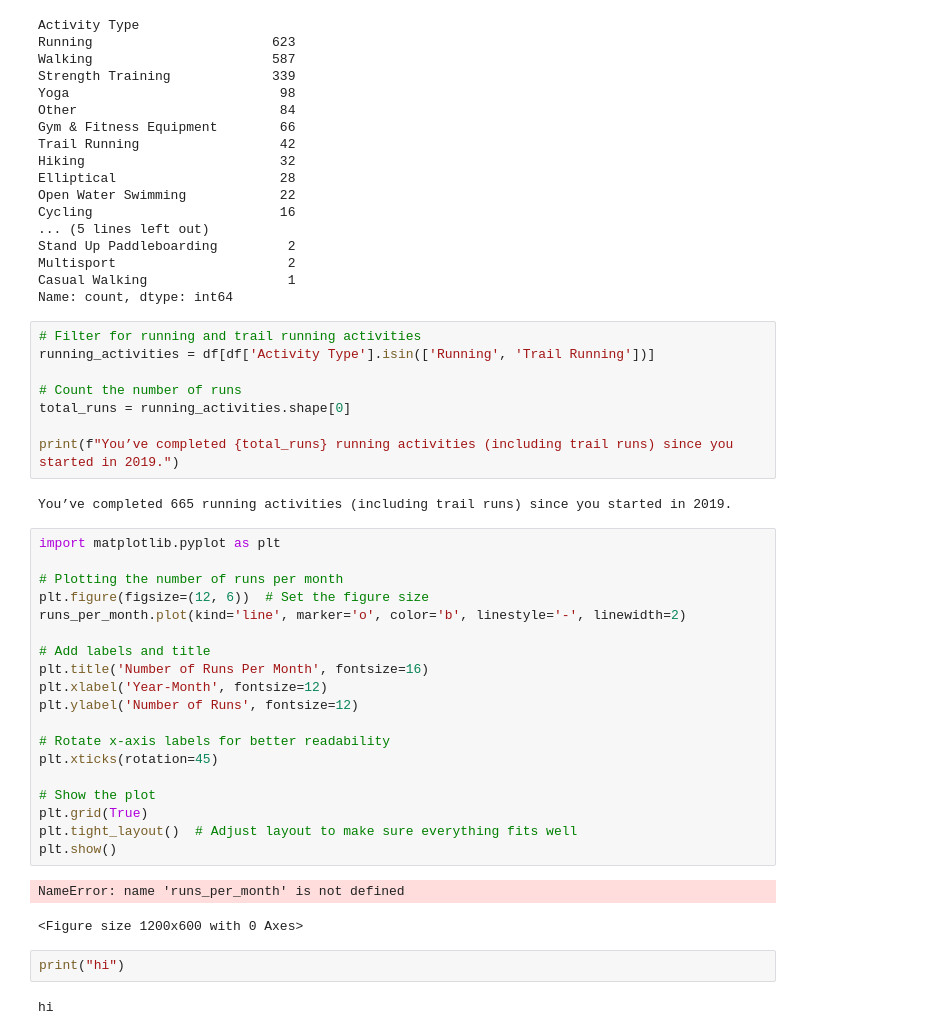
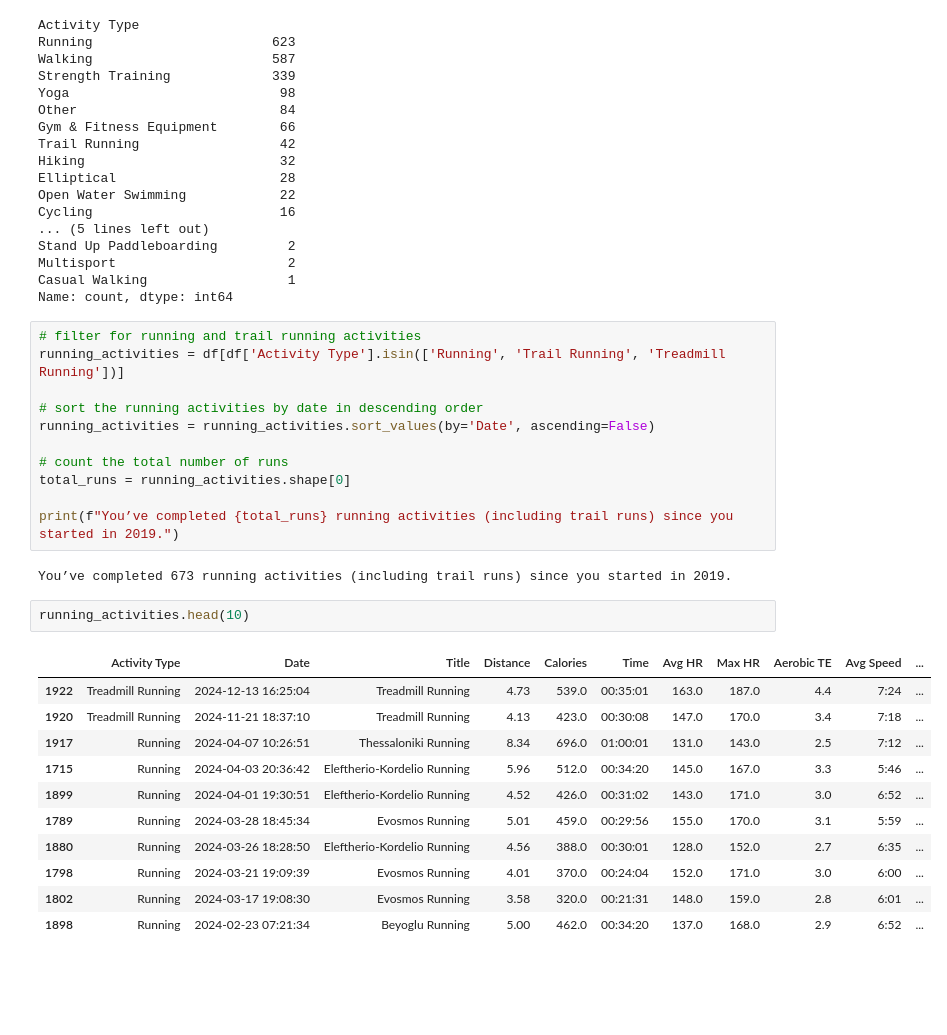
Before and after one commit to kostaskes/my-garmin-runs, a Jupyter notebook: Fitness_Analysis.ipynb, the cells around one changed output. Cells and saved outputs as stored; diff of their text form; blank space fills up the shorter version.

```diff
--- a/Fitness_Analysis.ipynb
+++ b/Fitness_Analysis.ipynb
@@ -186,38 +122,29 @@ Multisport                      2
 Casual Walking                  1
 Name: count, dtype: int64
 # %%
-# Filter for running and trail running activities
-running_activities = df[df['Activity Type'].isin(['Running', 'Trail Running'])]
+# filter for running and trail running activities
+running_activities = df[df['Activity Type'].isin(['Running', 'Trail Running', 'Treadmill Running'])]
 
-# Count the number of runs
+# sort the running activities by date in descending order
+running_activities = running_activities.sort_values(by='Date', ascending=False)
+
+# count the total number of runs
 total_runs = running_activities.shape[0]
 
 print(f"You’ve completed {total_runs} running activities (including trail runs) since you started in 2019.")
 # %% [output]
-You’ve completed 665 running activities (including trail runs) since you started in 2019.
+You’ve completed 673 running activities (including trail runs) since you started in 2019.
-# %%
-import matplotlib.pyplot as plt
-
-# Plotting the number of runs per month
-plt.figure(figsize=(12, 6))  # Set the figure size
-runs_per_month.plot(kind='line', marker='o', color='b', linestyle='-', linewidth=2)
-
-# Add labels and title
-plt.title('Number of Runs Per Month', fontsize=16)
-plt.xlabel('Year-Month', fontsize=12)
-plt.ylabel('Number of Runs', fontsize=12)
-
-# Rotate x-axis labels for better readability
-plt.xticks(rotation=45)
-
-# Show the plot
-plt.grid(True)
-plt.tight_layout()  # Adjust layout to make sure everything fits well
-plt.show()
-# %% [output]
-NameError: name 'runs_per_month' is not defined
-<Figure size 1200x600 with 0 Axes>
-# %%
-print("hi")
-# %% [output]
-hi
+# %%
+running_activities.head(10)
+# %% [output]
+|  | Activity Type | Date | Title | Distance | Calories | Time | Avg HR | Max HR | Aerobic TE | Avg Speed | ... |
+| 1922 | Treadmill Running | 2024-12-13 16:25:04 | Treadmill Running | 4.73 | 539.0 | 00:35:01 | 163.0 | 187.0 | 4.4 | 7:24 | ... |
+| 1920 | Treadmill Running | 2024-11-21 18:37:10 | Treadmill Running | 4.13 | 423.0 | 00:30:08 | 147.0 | 170.0 | 3.4 | 7:18 | ... |
+| 1917 | Running | 2024-04-07 10:26:51 | Thessaloniki Running | 8.34 | 696.0 | 01:00:01 | 131.0 | 143.0 | 2.5 | 7:12 | ... |
+| 1715 | Running | 2024-04-03 20:36:42 | Eleftherio-Kordelio Running | 5.96 | 512.0 | 00:34:20 | 145.0 | 167.0 | 3.3 | 5:46 | ... |
+| 1899 | Running | 2024-04-01 19:30:51 | Eleftherio-Kordelio Running | 4.52 | 426.0 | 00:31:02 | 143.0 | 171.0 | 3.0 | 6:52 | ... |
+| 1789 | Running | 2024-03-28 18:45:34 | Evosmos Running | 5.01 | 459.0 | 00:29:56 | 155.0 | 170.0 | 3.1 | 5:59 | ... |
+| 1880 | Running | 2024-03-26 18:28:50 | Eleftherio-Kordelio Running | 4.56 | 388.0 | 00:30:01 | 128.0 | 152.0 | 2.7 | 6:35 | ... |
+| 1798 | Running | 2024-03-21 19:09:39 | Evosmos Running | 4.01 | 370.0 | 00:24:04 | 152.0 | 171.0 | 3.0 | 6:00 | ... |
+| 1802 | Running | 2024-03-17 19:08:30 | Evosmos Running | 3.58 | 320.0 | 00:21:31 | 148.0 | 159.0 | 2.8 | 6:01 | ... |
+| 1898 | Running | 2024-02-23 07:21:34 | Beyoglu Running | 5.00 | 462.0 | 00:34:20 | 137.0 | 168.0 | 2.9 | 6:52 | ... |
```
Also changed, not shown: parts of 13 cells of this notebook.
